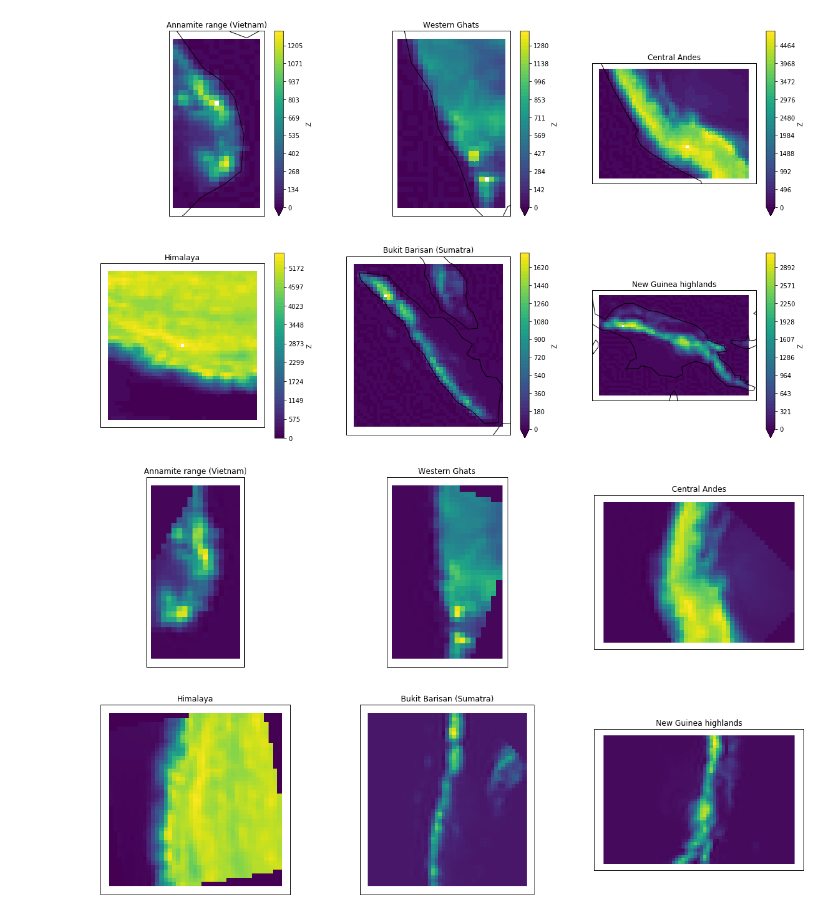
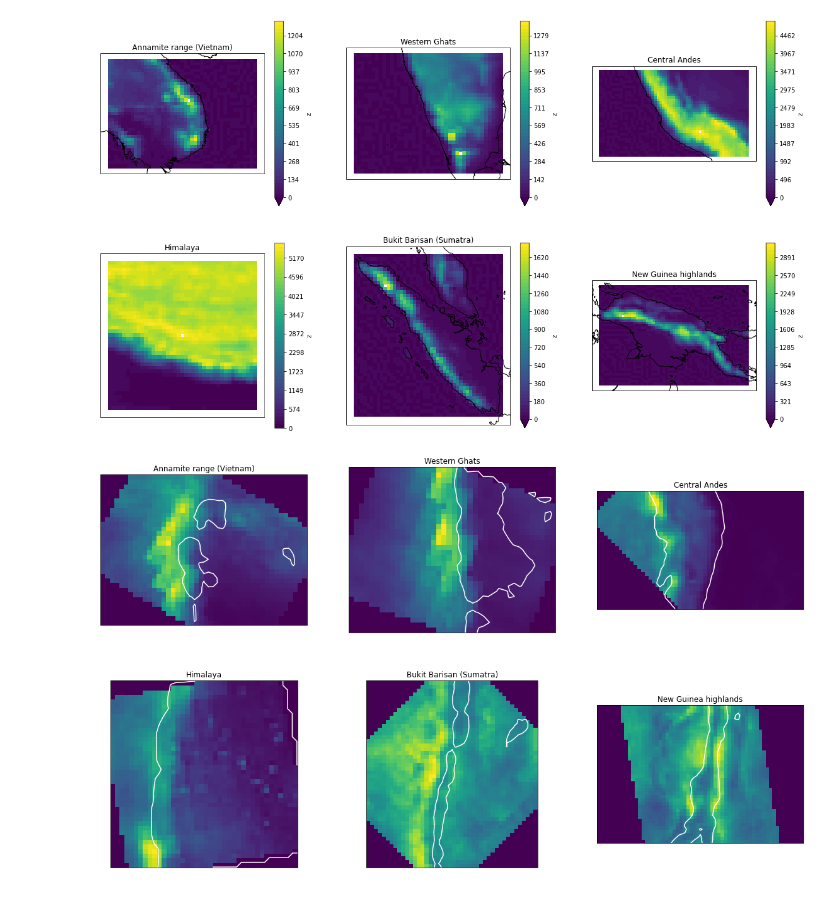
Before and after one commit to qnicolas/misc, a Jupyter notebook: precipCrossSections.ipynb, the cells around one changed output. Saved outputs shown, nothing was run; the diff lists cells and outputs as text; code cells hidden in the pictures.

```diff
--- a/precipCrossSections.ipynb
+++ b/precipCrossSections.ipynb
@@ -17,37 +34,48 @@ import cartopy
 # %%
-mountains=[([106,110,10,18],"Annamite range (Vietnam)",60),
-           ([73,78,9,17],"Western Ghats",70),
-           ([360-79,360-68,-17,-9],"Central Andes",45),
-           ([80,90,25,35],"Himalaya",10),
-           ([95,106,-6,6],"Bukit Barisan (Sumatra)",45),
-           ([135,150,-11,-1],"New Guinea highlands",10)
+#mountains=[([106,110,10,18],"Annamite range (Vietnam)",60),
+#           ([73,78,9,17],"Western Ghats",70),
+#           ([360-79,360-68,-17,-9],"Central Andes",45),
+#           ([80,90,25,35],"Himalaya",10),
+#           ([95,106,-6,6],"Bukit Barisan (Sumatra)",45),
+#           ([135,150,-11,-1],"New Guinea highlands",10)
+#          ]
+
+mountains=[([102,113,10,18],"Annamite range (Vietnam)",60+180,11),
+           ([70,80,9,17],"Western Ghats",70,7),
+           ([360-82,360-68,-17,-9],"Central Andes",45+180,2),
+           ([80,90,25,35],"Himalaya",10,7),
+           ([95,106,-6,6],"Bukit Barisan (Sumatra)",45,11),
+           ([135,150,-11,-1],"New Guinea highlands",10,3)
           ]
-# %%
-orog = xr.open_dataset("/global/cfs/projectdirs/m3522/cmip6/ERA5/e5.oper.invariant/197901/e5.oper.invariant.128_129_z.ll025sc.1979010100_1979010100.nc")
-landmask = xr.open_dataset("/global/cfs/projectdirs/m3522/cmip6/ERA5/e5.oper.invariant/197901/e5.oper.invariant.128_172_lsm.ll025sc.1979010100_1979010100.nc").LSM
-orogm = orog.Z.isel(time=0)/9.80665
+# %%
+prdata=[]
+for i,(lonlat,name,_,mnth) in enumerate(mountains):
+    window=trmmpr.sel(longitude=slice(lonlat[0],lonlat[1]),latitude=slice(lonlat[2],lonlat[3])).groupby("time.month").mean("time").sel(month=mnth)
+    prdata.append(np.array(window)[::-1,:])
 # %%
 mountaindata = []
 _,ax = plt.subplots(2,3,figsize=(20,12),subplot_kw={"projection":ccrs.PlateCarree()})
 ax = ax.reshape(-1)
-for i,(lonlat,name,_) in enumerate(mountains):
+for i,(lonlat,name,_,_) in enumerate(mountains):
     ax[i].coastlines()
     window=orogm.sel(longitude=slice(lonlat[0],lonlat[1]),latitude=slice(lonlat[3],lonlat[2]))
     mountaindata.append(np.array(window))
     window.plot(ax=ax[i],transform=ccrs.PlateCarree(),cmap=plt.cm.viridis,levels=np.linspace(0,window.max()))
     ax[i].set_title(name)
 # %% [output]
-[figure, old version]
+[figure, new version]
 # %%
 _,ax = plt.subplots(2,3,figsize=(20,12),subplot_kw={"projection":ccrs.PlateCarree()})
 ax = ax.reshape(-1)
-for i,(lonlat,name,angle) in enumerate(mountains):
-    window = mountaindata[i]
+for i,(lonlat,name,angle,_) in enumerate(mountains):
+    orogwindow = mountaindata[i]
+    window = prdata[i]
     ax[i].set_title(name)
     #ax[i].pcolormesh(window[::-1],cmap=plt.cm.viridis)#,levels=np.linspace(0,window.max()))
 
     ax[i].pcolormesh(rotate(window[::-1],90-angle,reshape=False),cmap=plt.cm.viridis)#,levels=np.linspace(0,window.max()))
+    ax[i].contour(rotate(orogwindow[::-1],90-angle,reshape=False),**{'levels':[500],'colors':['w']})
 # %% [output]
-[figure, old version]
+[figure, new version]
 # %%
 km_per_degreelat = 6370*np.pi/180
```
Also changed, not shown: parts of 8 cells of this notebook.
